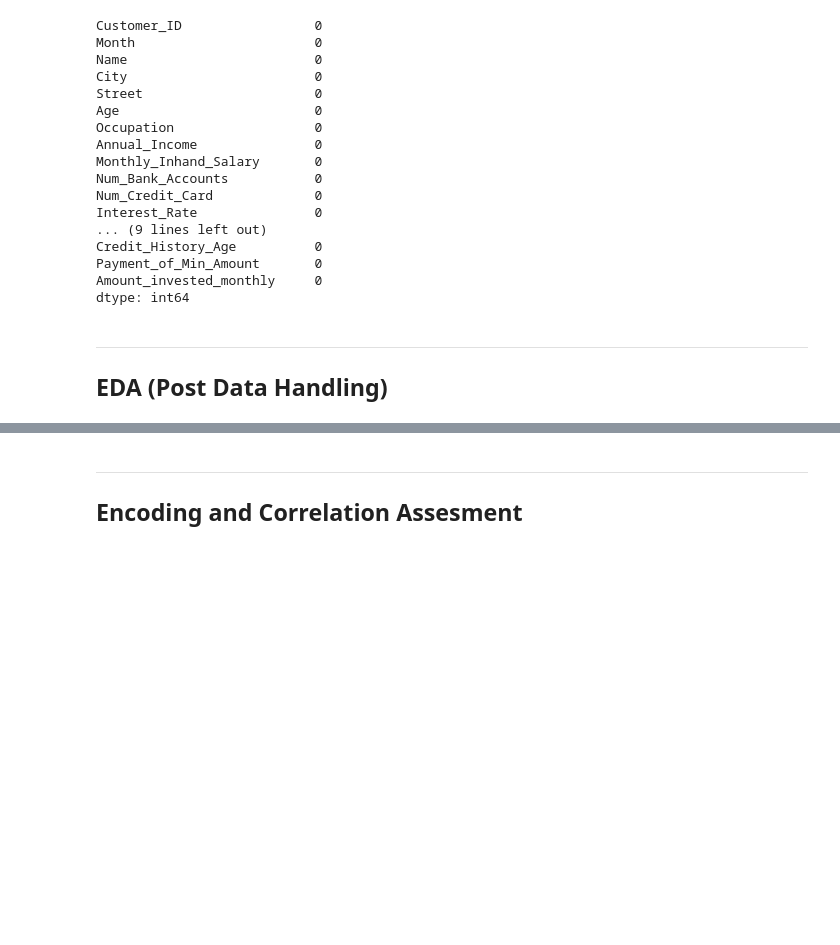
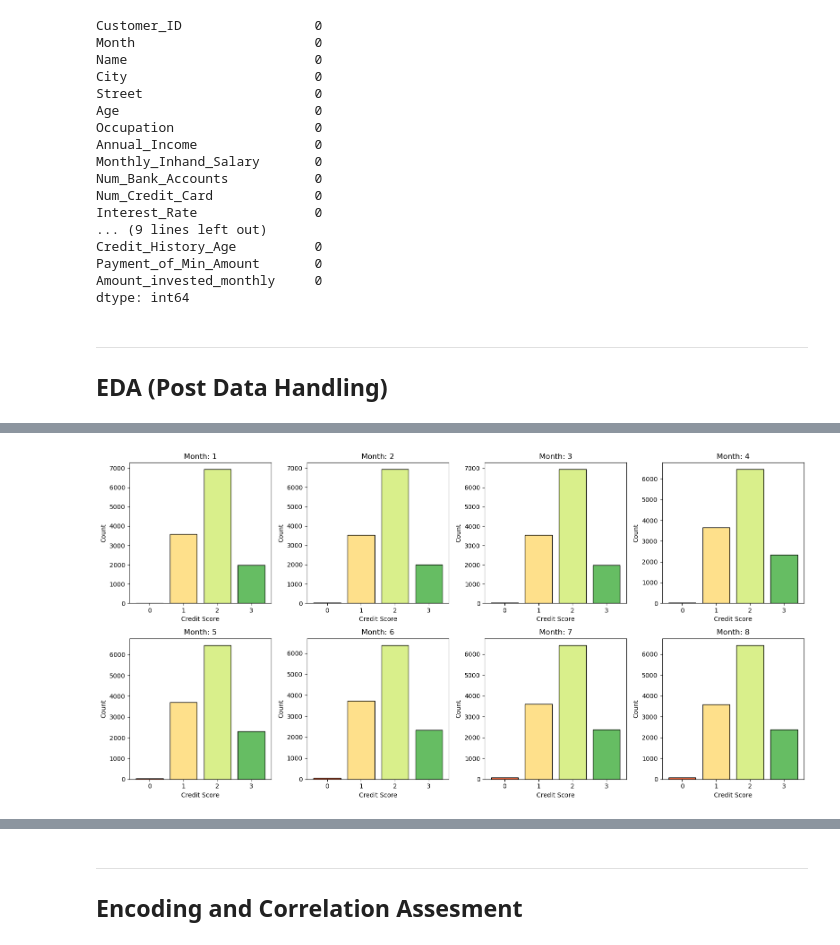
Before and after one commit to Chargent/Credit-Score-Prediction, a Jupyter notebook: main.ipynb, the cells around one changed output, grey strips where cells are left out. Cells and saved outputs as stored; diff of their text form; code cells hidden in the pictures; blank space fills up the shorter version.

```diff
--- a/main.ipynb
+++ b/main.ipynb
@@ -591,7 +591,7 @@ def age_fix(age_series):
 
     for val in age_series:
         # Decide whether this entry is valid
-        if pd.isna(val) or val < 13 or val > 120:
+        if pd.isna(val) or val < 13 or val > 80:
             # invalid or missing -> fill with known age if possible
             if age1 is None:
                 # no known valid age yet
@@ -1203,3 +1203,7 @@ dtype: int64
 # %% [markdown]
 ---
 ## EDA (Post Data Handling)
+# %%
+# Merge the DataFrame with the 'Credit_Score' column
+merged_df = pd.concat([df, credit_score_df], axis=1)
+merged_df
@@ -1205,0 +1224,28 @@ dtype: int64
+# %%
+# Create subplots: one bar plot per month for the credit_score distribution with different colors for each credit score
+months = sorted(merged_df['Month'].unique())
+n_months = len(months)
+ncols = 4
+nrows = n_months // ncols + int(n_months % ncols > 0)
+
+fig, axes = plt.subplots(nrows, ncols, figsize=(16, 8))
+axes = axes.flatten()
+
+for i, month in enumerate(months):
+    monthly_data = merged_df[merged_df['Month'] == month]
+    count_values = monthly_data['Credit_Score'].value_counts().sort_index()
+    # Create a color palette with a different color per credit score
+    axes[i].bar(count_values.index.astype(str), count_values.values, color=colors, edgecolor='black')
+    axes[i].set_title(f'Month: {month}')
+    axes[i].set_xlabel('Credit Score')
+    axes[i].set_ylabel('Count')
+    axes[i].grid(False)
+
+# Remove any unused subplots
+for j in range(i + 1, len(axes)):
+    fig.delaxes(axes[j])
+
+fig.tight_layout()
+plt.show()
+# %% [output]
+[figure, added]
```
Also changed, not shown: parts of 6 cells of this notebook.
